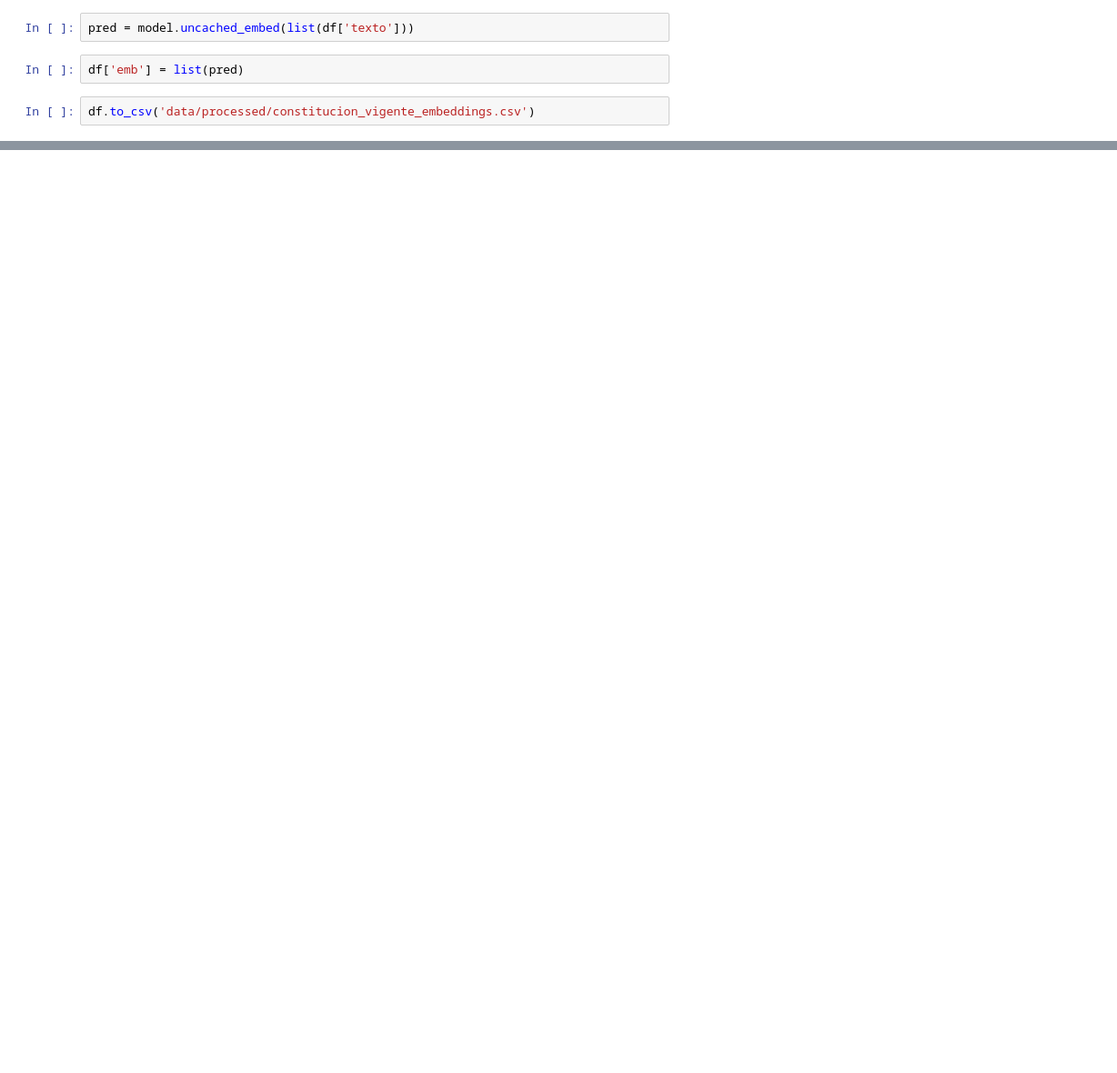
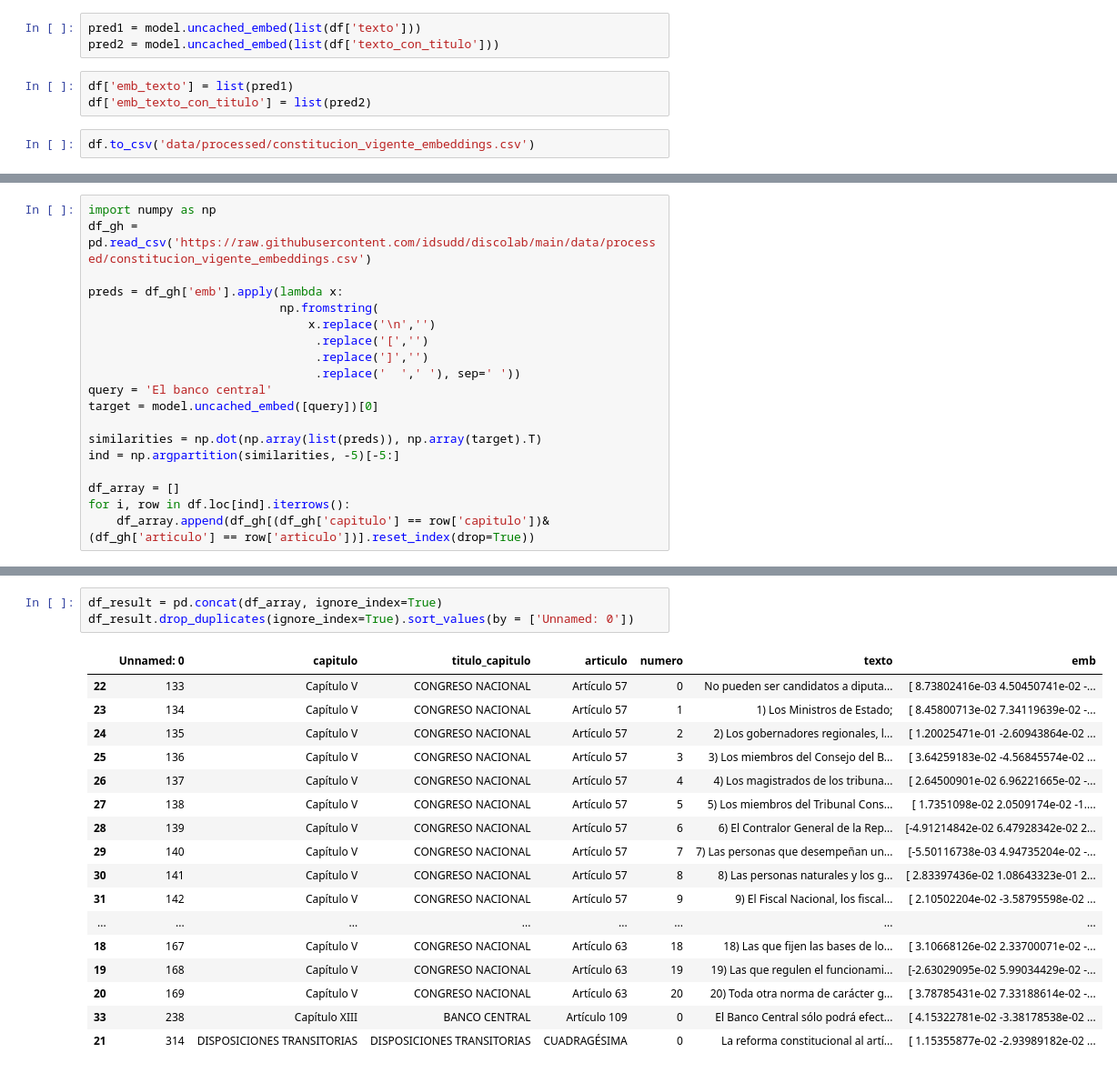
Before and after one commit to idsudd/discolab, a Jupyter notebook: 00_embeddings.ipynb, the cells around one changed output, grey strips where cells are left out. Shown at 91% size. Saved outputs shown, nothing was run; the diff lists cells and outputs as text; blank space fills up the shorter version.

```diff
--- a/00_embeddings.ipynb
+++ b/00_embeddings.ipynb
@@ -28,6 +30,8 @@ df = pd.read_csv('data/raw/constitucion_vigente_corregida.csv')
 # %%
-pred = model.uncached_embed(list(df['texto']))
+pred1 = model.uncached_embed(list(df['texto']))
+pred2 = model.uncached_embed(list(df['texto_con_titulo']))
-# %%
-df['emb'] = list(pred)
+# %%
+df['emb_texto'] = list(pred1)
+df['emb_texto_con_titulo'] = list(pred2)
 # %%
 df.to_csv('data/processed/constitucion_vigente_embeddings.csv')
@@ -33,0 +76,19 @@ df.to_csv('data/processed/constitucion_vigente_embeddings.csv')
+# %%
+import numpy as np
+df_gh = pd.read_csv('https://raw.githubusercontent.com/idsudd/discolab/main/data/processed/constitucion_vigente_embeddings.csv')
+
+preds = df_gh['emb'].apply(lambda x:
+                           np.fromstring(
+                               x.replace('\n','')
+                                .replace('[','')
+                                .replace(']','')
+                                .replace('  ',' '), sep=' '))
+query = 'El banco central'
+target = model.uncached_embed([query])[0]
+
+similarities = np.dot(np.array(list(preds)), np.array(target).T)
+ind = np.argpartition(similarities, -5)[-5:]
+
+df_array = []
+for i, row in df.loc[ind].iterrows():
+    df_array.append(df_gh[(df_gh['capitulo'] == row['capitulo'])&(df_gh['articulo'] == row['articulo'])].reset_index(drop=True))
@@ -33,0 +115,21 @@ df.to_csv('data/processed/constitucion_vigente_embeddings.csv')
+# %%
+df_result = pd.concat(df_array, ignore_index=True)
+df_result.drop_duplicates(ignore_index=True).sort_values(by = ['Unnamed: 0'])
+# %% [output]
+|  | Unnamed: 0 | capitulo | titulo_capitulo | articulo | numero | texto | emb |
+| 22 | 133 | Capítulo V | CONGRESO NACIONAL | Artículo 57 | 0 | No pueden ser candidatos a diputa... | [ 8.73802416e-03 4.50450741e-02 -... |
+| 23 | 134 | Capítulo V | CONGRESO NACIONAL | Artículo 57 | 1 | 1) Los Ministros de Estado; | [ 8.45800713e-02 7.34119639e-02 -... |
+| 24 | 135 | Capítulo V | CONGRESO NACIONAL | Artículo 57 | 2 | 2) Los gobernadores regionales, l... | [ 1.20025471e-01 -2.60943864e-02 ... |
+| 25 | 136 | Capítulo V | CONGRESO NACIONAL | Artículo 57 | 3 | 3) Los miembros del Consejo del B... | [ 3.64259183e-02 -4.56845574e-02 ... |
+| 26 | 137 | Capítulo V | CONGRESO NACIONAL | Artículo 57 | 4 | 4) Los magistrados de los tribuna... | [ 2.64500901e-02 6.96221665e-02 -... |
+| 27 | 138 | Capítulo V | CONGRESO NACIONAL | Artículo 57 | 5 | 5) Los miembros del Tribunal Cons... | [ 1.7351098e-02 2.0509174e-02 -1.... |
+| 28 | 139 | Capítulo V | CONGRESO NACIONAL | Artículo 57 | 6 | 6) El Contralor General de la Rep... | [-4.91214842e-02 6.47928342e-02 2... |
+| 29 | 140 | Capítulo V | CONGRESO NACIONAL | Artículo 57 | 7 | 7) Las personas que desempeñan un... | [-5.50116738e-03 4.94735204e-02 -... |
+| 30 | 141 | Capítulo V | CONGRESO NACIONAL | Artículo 57 | 8 | 8) Las personas naturales y los g... | [ 2.83397436e-02 1.08643323e-01 2... |
+| 31 | 142 | Capítulo V | CONGRESO NACIONAL | Artículo 57 | 9 | 9) El Fiscal Nacional, los fiscal... | [ 2.10502204e-02 -3.58795598e-02 ... |
+| ... | ... | ... | ... | ... | ... | ... | ... |
+| 18 | 167 | Capítulo V | CONGRESO NACIONAL | Artículo 63 | 18 | 18) Las que fijen las bases de lo... | [ 3.10668126e-02 2.33700071e-02 -... |
+| 19 | 168 | Capítulo V | CONGRESO NACIONAL | Artículo 63 | 19 | 19) Las que regulen el funcionami... | [-2.63029095e-02 5.99034429e-02 -... |
+| 20 | 169 | Capítulo V | CONGRESO NACIONAL | Artículo 63 | 20 | 20) Toda otra norma de carácter g... | [ 3.78785431e-02 7.33188614e-02 -... |
+| 33 | 238 | Capítulo XIII | BANCO CENTRAL | Artículo 109 | 0 | El Banco Central sólo podrá efect... | [ 4.15322781e-02 -3.38178538e-02 ... |
+| 21 | 314 | DISPOSICIONES TRANSITORIAS | DISPOSICIONES TRANSITORIAS | CUADRAGÉSIMA | 0 | La reforma constitucional al artí... | [ 1.15355877e-02 -2.93989182e-02 ... |
```
Also changed, not shown: parts of 6 cells of this notebook, 1 other file.
